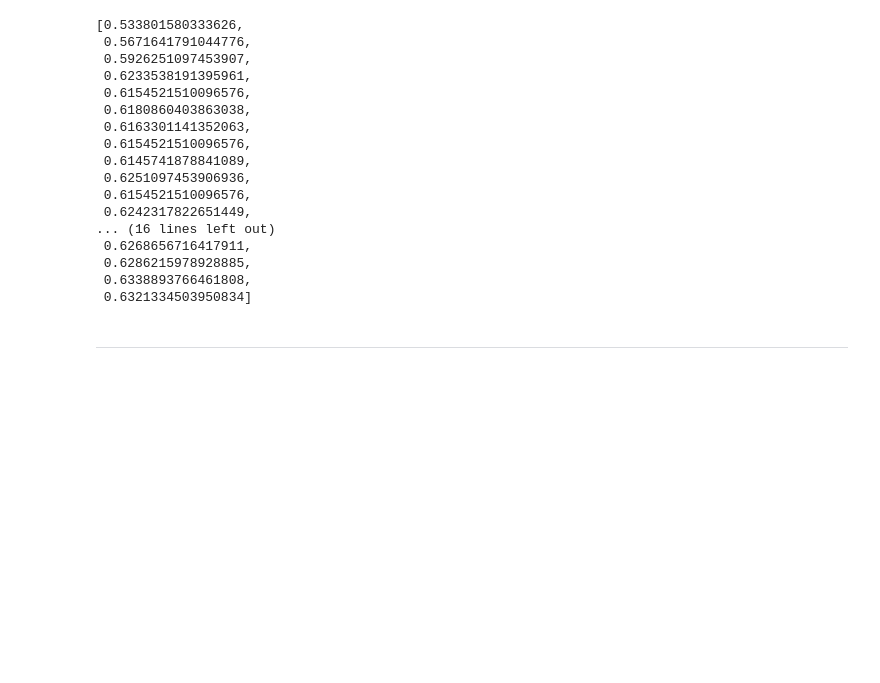
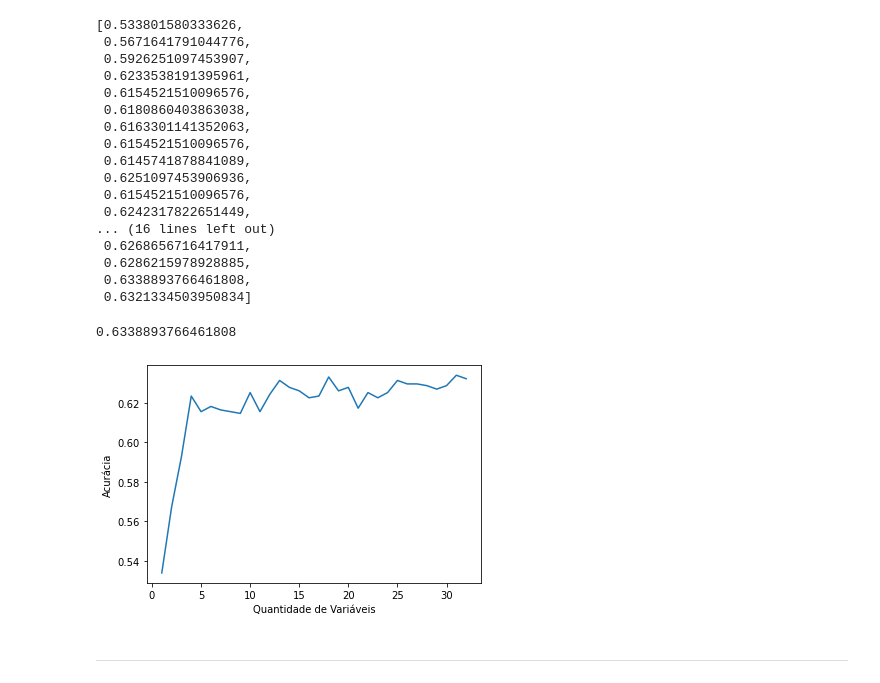
Before and after one commit to leonardodma/Projeto2_Cdados, a Jupyter notebook: classificacao_premiere_league.ipynb, the cells around one changed output. Drawn from its saved outputs; the diff is of its cells as text; code cells hidden in the pictures; blank space fills up the shorter version.

```diff
--- a/classificacao_premiere_league.ipynb
+++ b/classificacao_premiere_league.ipynb
@@ -756,6 +756,16 @@ scores
  0.6286215978928885,
  0.6338893766461808,
  0.6321334503950834]
+# %%
+features = range(1,33)
+
+plt.plot(features,scores)
+plt.xlabel('Quantidade de Variáveis')
+plt.ylabel('Acurácia')
+print(max(scores))
+# %% [output]
+0.6338893766461808
+[figure, added]
 # %% [markdown]
 ----
 # %% [markdown]
```
Also changed, not shown: parts of 1 cell of this notebook.
